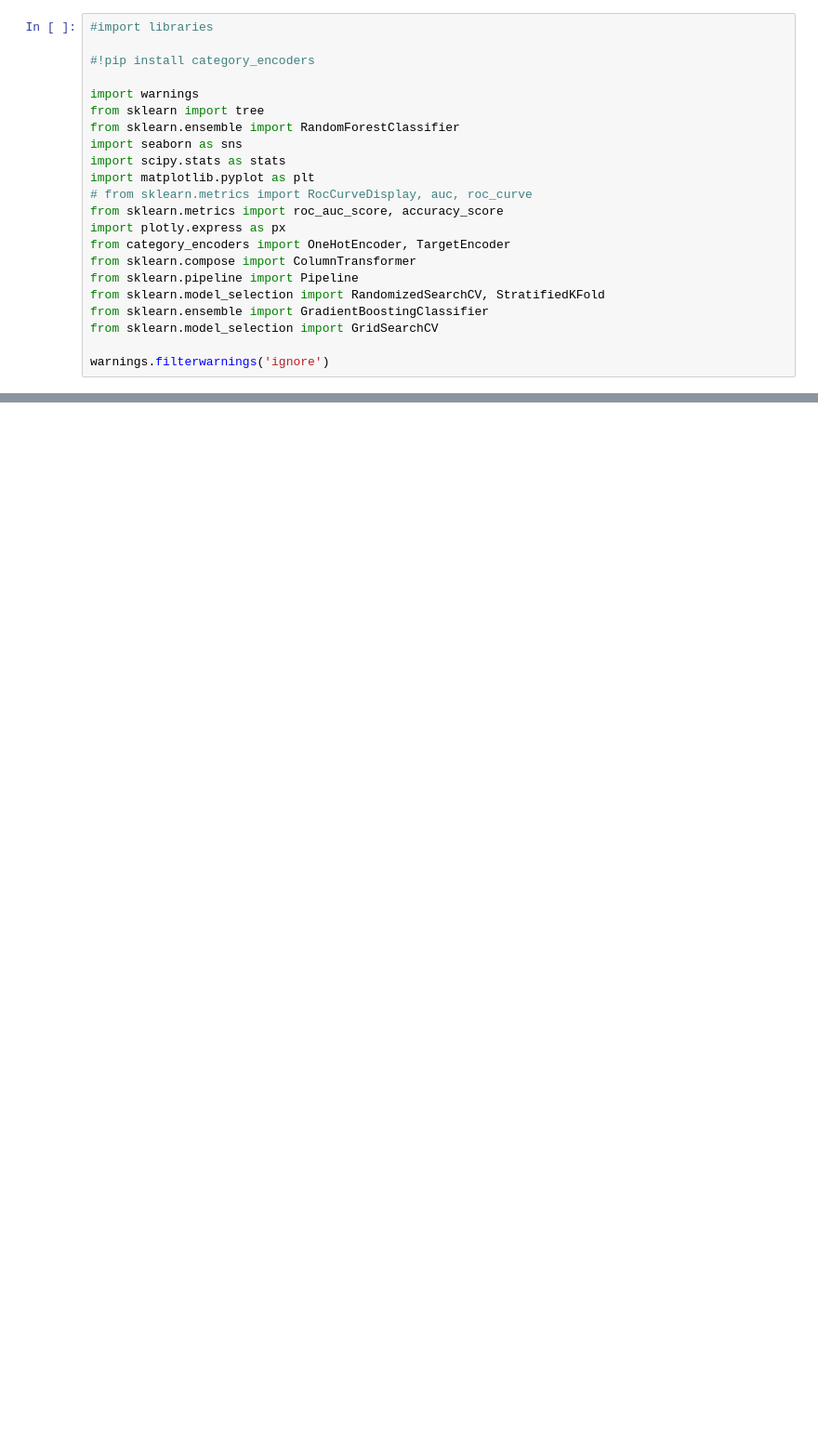
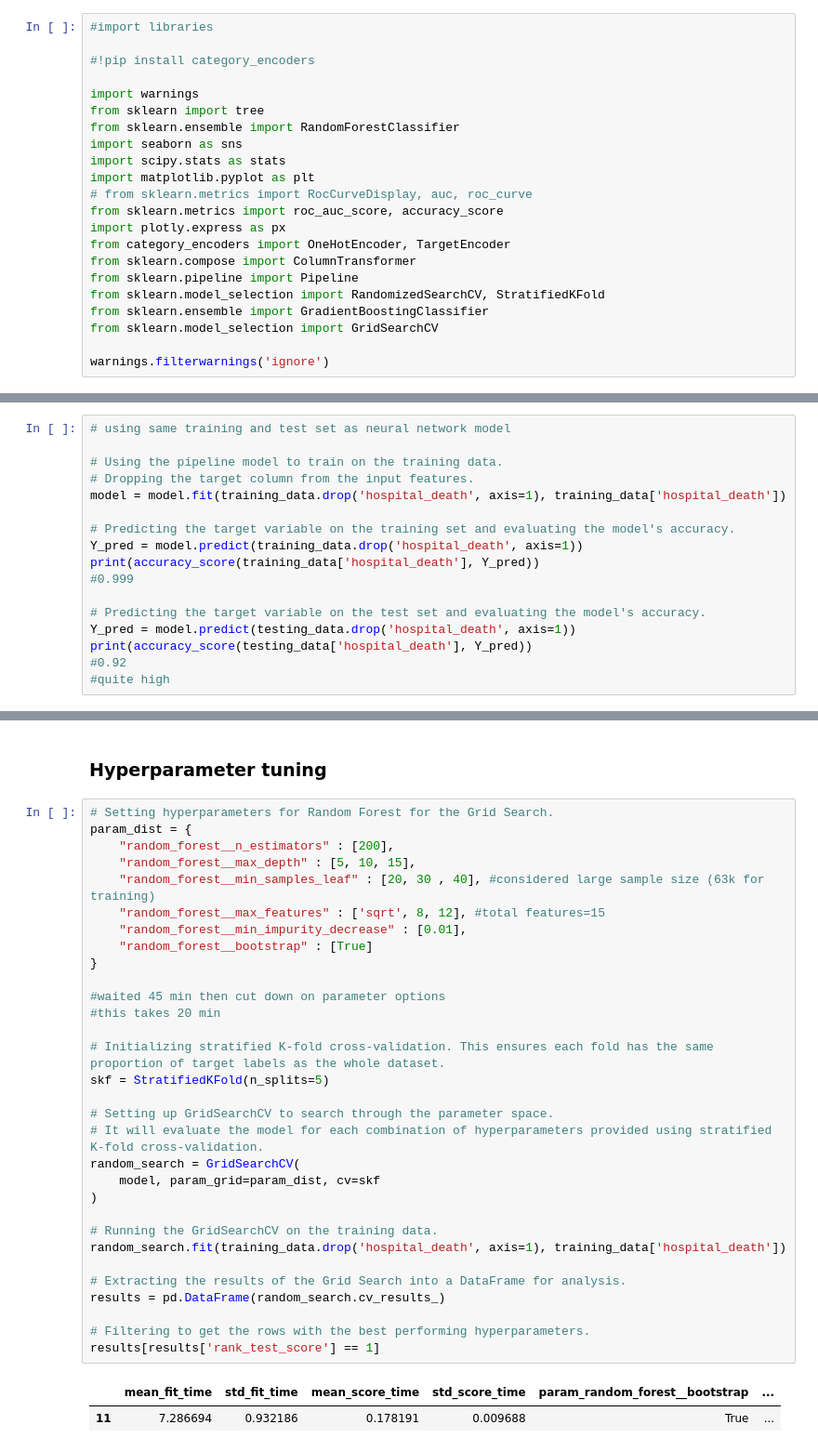
Before and after one commit to kcaat/datathon4, a Jupyter notebook: Datathon_4_Team_1.ipynb, the cells around one changed output, grey strips where cells are left out. Shown at 93% size. Saved outputs shown, nothing was run; the diff lists cells and outputs as text; blank space fills up the shorter version.

```diff
--- a/Datathon_4_Team_1.ipynb
+++ b/Datathon_4_Team_1.ipynb
@@ -767,0 +809,17 @@ print(numerical_columns)
+# %%
+# using same training and test set as neural network model
+
+# Using the pipeline model to train on the training data.
+# Dropping the target column from the input features.
+model = model.fit(training_data.drop('hospital_death', axis=1), training_data['hospital_death'])
+
+# Predicting the target variable on the training set and evaluating the model's accuracy.
+Y_pred = model.predict(training_data.drop('hospital_death', axis=1))
+print(accuracy_score(training_data['hospital_death'], Y_pred))
+#0.999
+
+# Predicting the target variable on the test set and evaluating the model's accuracy.
+Y_pred = model.predict(testing_data.drop('hospital_death', axis=1))
+print(accuracy_score(testing_data['hospital_death'], Y_pred))
+#0.92
+#quite high
@@ -767,0 +844,36 @@ print(numerical_columns)
+# %% [markdown]
+### Hyperparameter tuning
+# %%
+# Setting hyperparameters for Random Forest for the Grid Search.
+param_dist = {
+    "random_forest__n_estimators" : [200],
+    "random_forest__max_depth" : [5, 10, 15],
+    "random_forest__min_samples_leaf" : [20, 30 , 40], #considered large sample size (63k for training)
+    "random_forest__max_features" : ['sqrt', 8, 12], #total features=15
+    "random_forest__min_impurity_decrease" : [0.01],
+    "random_forest__bootstrap" : [True]
+}
+
+#waited 45 min then cut down on parameter options
+#this takes 20 min
+
+# Initializing stratified K-fold cross-validation. This ensures each fold has the same proportion of target labels as the whole dataset.
+skf = StratifiedKFold(n_splits=5)
+
+# Setting up GridSearchCV to search through the parameter space.
+# It will evaluate the model for each combination of hyperparameters provided using stratified K-fold cross-validation.
+random_search = GridSearchCV(
+    model, param_grid=param_dist, cv=skf
+)
+
+# Running the GridSearchCV on the training data.
+random_search.fit(training_data.drop('hospital_death', axis=1), training_data['hospital_death'])
+
+# Extracting the results of the Grid Search into a DataFrame for analysis.
+results = pd.DataFrame(random_search.cv_results_)
+
+# Filtering to get the rows with the best performing hyperparameters.
+results[results['rank_test_score'] == 1]
+# %% [output]
+|  | mean_fit_time | std_fit_time | mean_score_time | std_score_time | param_random_forest__bootstrap | ... |
+| 11 | 7.286694 | 0.932186 | 0.178191 | 0.009688 | True | ... |
```
Also changed, not shown: parts of 15 cells of this notebook.
